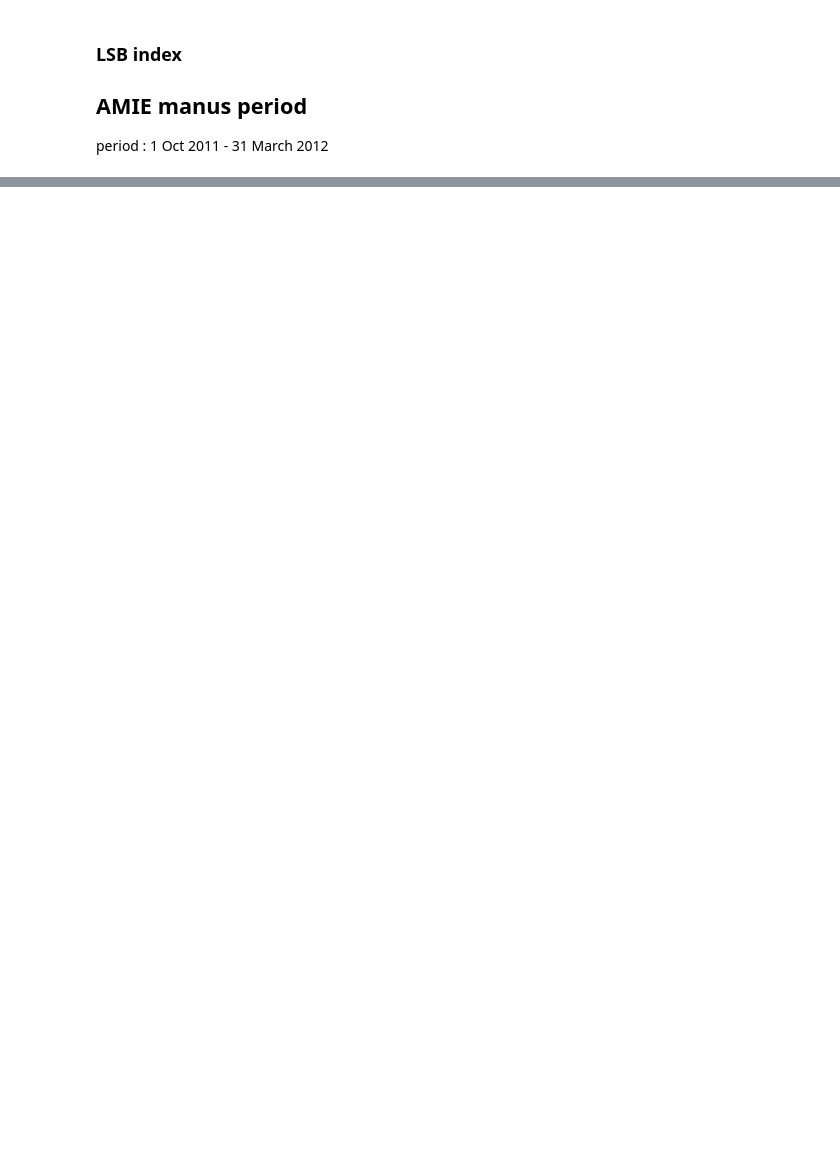
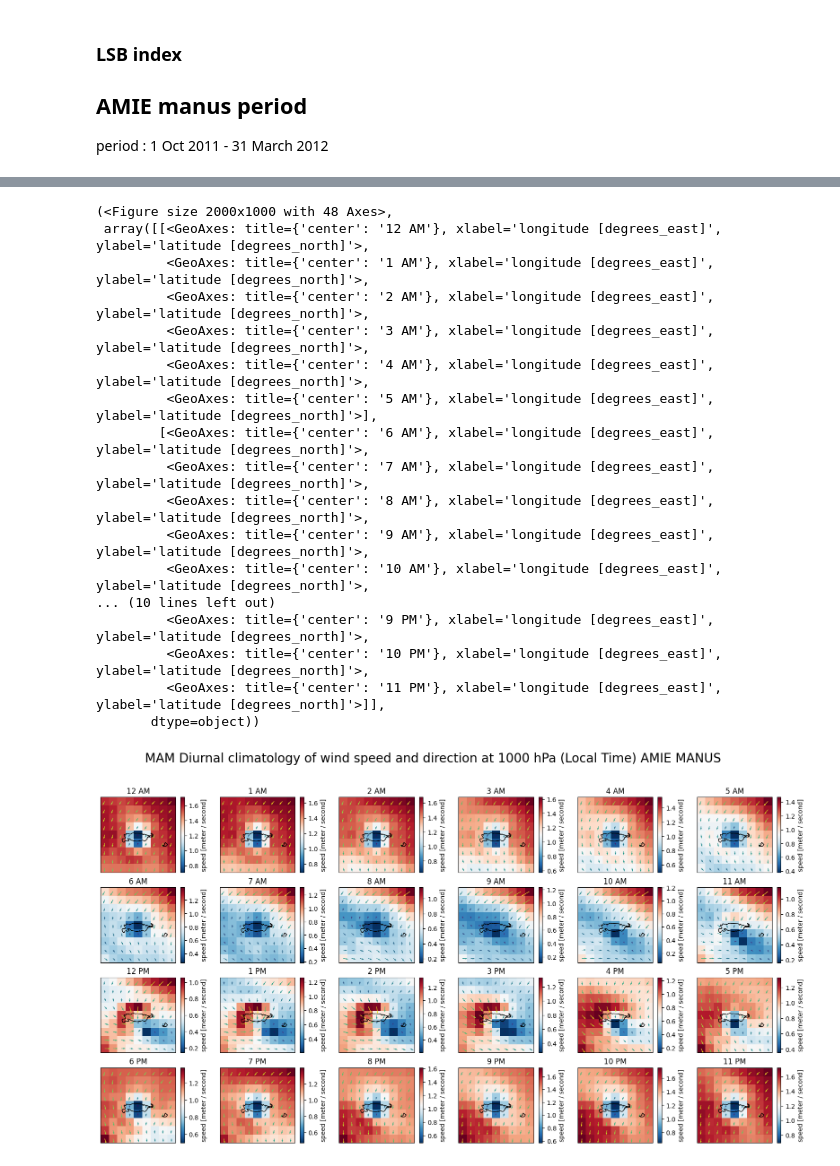
Before and after one commit to nmathewa/LSB_main, a Jupyter notebook: calc_index/algo_AMIE_manus.ipynb, the cells around one changed output, grey strips where cells are left out. Cells and saved outputs as stored; diff of their text form; code cells hidden in the pictures; blank space fills up the shorter version.

```diff
--- a/calc_index/algo_AMIE_manus.ipynb
+++ b/calc_index/algo_AMIE_manus.ipynb
@@ -70,4 +70,4 @@ amie_period = pd.date_range(start='2011-10-01', end='2012-03-31', freq='D')
 dft_era_amie = dft_era[(dft_era['year'].isin(amie_period.year.astype(str))) & (dft_era['month'].isin(amie_period.month))]
 
 
-era_dset_amie = xr.open_mfdataset(dft_era_amie['files'].values, combine='by_coords')
+era_dset_amie = xr.open_mfdataset(dft_era_amie['files'].values, combine='by_coords').sel(pressure_level=slice(1000,800),latitude=slice(-1,-3),longitude=slice(146,148))
@@ -75,0 +74,64 @@ era_dset_amie = xr.open_mfdataset(dft_era_amie['files'].values, combine='by_coor
+# %%
+
+era_dset_amie_diurnal = era_dset_amie.groupby('valid_time.hour').mean().sel(pressure_level=1000).compute()
+
+era_dset_amie_diurnal['u'] = era_dset_amie_diurnal['u'].roll(hour=10)
+era_dset_amie_diurnal['v'] = era_dset_amie_diurnal['v'].roll(hour=10)
+
+era_dset_amie_diurnal['speed'] = mpcalc.wind_speed(era_dset_amie_diurnal.u,era_dset_amie_diurnal.v)
+era_dset_amie_diurnal['direction'] = mpcalc.wind_direction(era_dset_amie_diurnal.u,era_dset_amie_diurnal.v)
+# %%
+
+import metpy.calc as mpcalc
+import numpy as np
+import metpy.units as units
+import cartopy.crs as ccrs
+
+
+
+def create_spatial_quiver(era_data_diurnal):
+    fig , ax = plt.subplots(4,6,subplot_kw={'projection':ccrs.PlateCarree()},figsize=(20,10))
+    axs = ax.flatten()
+    for i in range(24):
+        x = era_data_diurnal.longitude
+        y = era_data_diurnal.latitude
+        z = era_data_diurnal.speed.sel(hour=i)
+        c = era_data_diurnal.direction.sel(hour=i)
+        u = era_data_diurnal.u.sel(hour=i)
+        v = era_data_diurnal.v.sel(hour=i)
+        era_data_diurnal.speed.sel(hour=i).plot(ax=axs[i],cmap='RdBu_r',transform=ccrs.PlateCarree())
+        axs[i].quiver(x,y,u,v,z,transform=ccrs.PlateCarree())
+        axs[i].coastlines()
+        hour_in_ampm = i%12
+        if hour_in_ampm == 0:
+            hour_in_ampm = 12
+        if i < 12:
+            axs[i].set_title(f'{hour_in_ampm} AM')
+        else:
+            axs[i].set_title(f'{hour_in_ampm} PM')
+
+    fig.suptitle('MAM Diurnal climatology of wind speed and direction at 1000 hPa (Local Time) AMIE MANUS',fontsize=20)
+
+    return fig,ax
+
+
+create_spatial_quiver(era_dset_amie_diurnal)
+# %% [output]
+(<Figure size 2000x1000 with 48 Axes>,
+ array([[<GeoAxes: title={'center': '12 AM'}, xlabel='longitude [degrees_east]', ylabel='latitude [degrees_north]'>,
+         <GeoAxes: title={'center': '1 AM'}, xlabel='longitude [degrees_east]', ylabel='latitude [degrees_north]'>,
+         <GeoAxes: title={'center': '2 AM'}, xlabel='longitude [degrees_east]', ylabel='latitude [degrees_north]'>,
+         <GeoAxes: title={'center': '3 AM'}, xlabel='longitude [degrees_east]', ylabel='latitude [degrees_north]'>,
+         <GeoAxes: title={'center': '4 AM'}, xlabel='longitude [degrees_east]', ylabel='latitude [degrees_north]'>,
+         <GeoAxes: title={'center': '5 AM'}, xlabel='longitude [degrees_east]', ylabel='latitude [degrees_north]'>],
+        [<GeoAxes: title={'center': '6 AM'}, xlabel='longitude [degrees_east]', ylabel='latitude [degrees_north]'>,
+         <GeoAxes: title={'center': '7 AM'}, xlabel='longitude [degrees_east]', ylabel='latitude [degrees_north]'>,
+         <GeoAxes: title={'center': '8 AM'}, xlabel='longitude [degrees_east]', ylabel='latitude [degrees_north]'>,
+         <GeoAxes: title={'center': '9 AM'}, xlabel='longitude [degrees_east]', ylabel='latitude [degrees_north]'>,
+         <GeoAxes: title={'center': '10 AM'}, xlabel='longitude [degrees_east]', ylabel='latitude [degrees_north]'>,
+... (10 lines left out)
+         <GeoAxes: title={'center': '9 PM'}, xlabel='longitude [degrees_east]', ylabel='latitude [degrees_north]'>,
+         <GeoAxes: title={'center': '10 PM'}, xlabel='longitude [degrees_east]', ylabel='latitude [degrees_north]'>,
+         <GeoAxes: title={'center': '11 PM'}, xlabel='longitude [degrees_east]', ylabel='latitude [degrees_north]'>]],
+       dtype=object))
+[figure, added]
```
Also changed, not shown: parts of 7 cells of this notebook, 3 other files.
